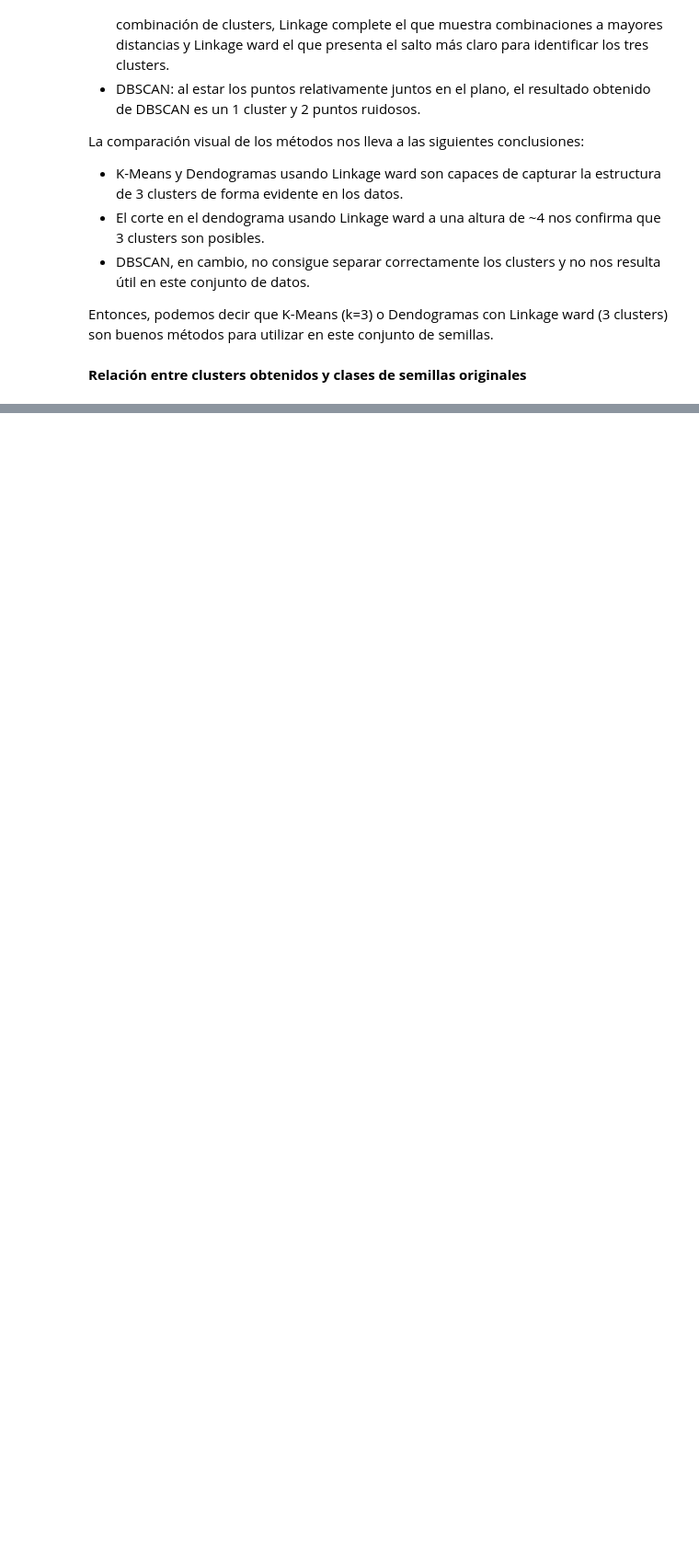
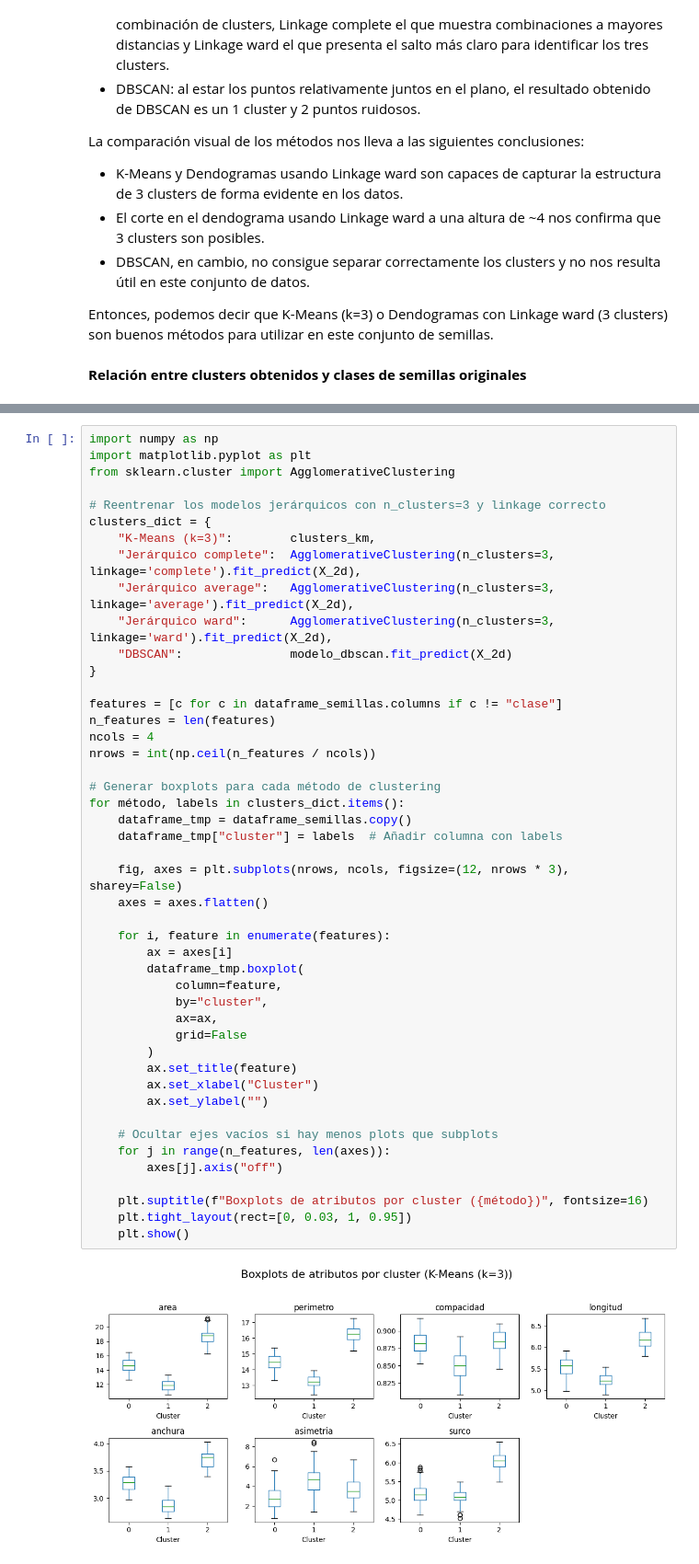
Before and after one commit to kevinMGII/Grupo7-Practica2, a Jupyter notebook: Grupo7_Practica2.ipynb, the cells around one changed output, grey strips where cells are left out. Shown at 92% size. Drawn from its saved outputs; the diff is of its cells as text; blank space fills up the shorter version.

```diff
--- a/Grupo7_Practica2.ipynb
+++ b/Grupo7_Practica2.ipynb
@@ -712,0 +724,48 @@ plt.show()
+# %%
+import numpy as np
+import matplotlib.pyplot as plt
+from sklearn.cluster import AgglomerativeClustering
+
+# Reentrenar los modelos jerárquicos con n_clusters=3 y linkage correcto
+clusters_dict = {
+    "K-Means (k=3)":        clusters_km,
+    "Jerárquico complete":  AgglomerativeClustering(n_clusters=3, linkage='complete').fit_predict(X_2d),
+    "Jerárquico average":   AgglomerativeClustering(n_clusters=3, linkage='average').fit_predict(X_2d),
+    "Jerárquico ward":      AgglomerativeClustering(n_clusters=3, linkage='ward').fit_predict(X_2d),
+    "DBSCAN":               modelo_dbscan.fit_predict(X_2d)
+}
+
+features = [c for c in dataframe_semillas.columns if c != "clase"]
+n_features = len(features)
+ncols = 4
+nrows = int(np.ceil(n_features / ncols))
+
+# Generar boxplots para cada método de clustering
+for método, labels in clusters_dict.items():
+    dataframe_tmp = dataframe_semillas.copy()
+    dataframe_tmp["cluster"] = labels  # Añadir columna con labels
+
+    fig, axes = plt.subplots(nrows, ncols, figsize=(12, nrows * 3), sharey=False)
+    axes = axes.flatten()
+
+    for i, feature in enumerate(features):
+        ax = axes[i]
+        dataframe_tmp.boxplot(
+            column=feature,
+            by="cluster",
+            ax=ax,
+            grid=False
+        )
+        ax.set_title(feature)
+        ax.set_xlabel("Cluster")
+        ax.set_ylabel("")
+
+    # Ocultar ejes vacíos si hay menos plots que subplots
+    for j in range(n_features, len(axes)):
+        axes[j].axis("off")
+
+    plt.suptitle(f"Boxplots de atributos por cluster ({método})", fontsize=16)
+    plt.tight_layout(rect=[0, 0.03, 1, 0.95])
+    plt.show()
+# %% [output]
+[figure, added]
```
Also changed, not shown: parts of 33 cells of this notebook.
